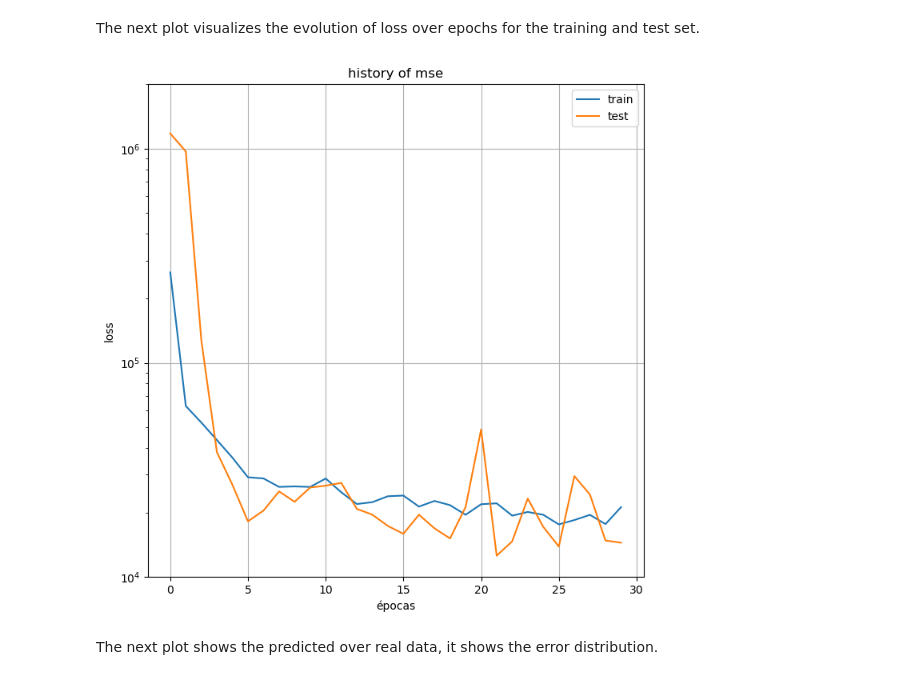
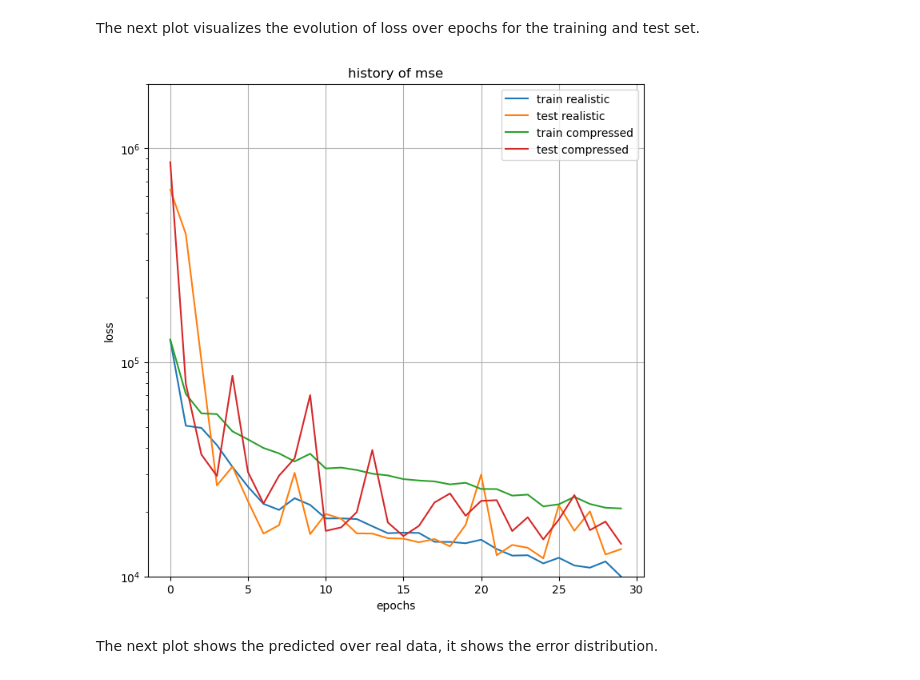
Before and after one commit to CIEMAT-Neutrino/AI_nuvT, a Jupyter notebook: 5_Regression_AI.ipynb, the cells around one changed output. Saved outputs shown, nothing was run; the diff lists cells and outputs as text; code cells hidden in the pictures.

Commit message:
change in 5, history of mse for realistic and compressed rep

```diff
--- a/5_Regression_AI.ipynb
+++ b/5_Regression_AI.ipynb
@@ -16,5 +22,8 @@ train_nuvT length: 7234, test_nuvT length: 7234
 # %%
 def create_cnn_model(x_train):
+
+    from tensorflow.keras import layers, models
+    from tensorflow.keras.callbacks import ModelCheckpoint
     """
     Creates a CNN model based on the provided architecture.
 
@@ -33,23 +42,19 @@ def create_cnn_model(x_train):
     model = layers.Conv2D(128, (3, 3), padding='same')(model)
     model = layers.LeakyReLU(alpha=0.1)(model)
     model = layers.MaxPooling2D((2, 2), padding='same')(model)
-    model = layers.Dropout(0.1)(model)
 
     # Second convolutional block
     model = layers.Conv2D(256, (3, 3), padding='same')(model)
     model = layers.LeakyReLU(alpha=0.1)(model)
     model = layers.MaxPooling2D((2, 2), padding='same')(model)
-    model = layers.Dropout(0.1)(model)
 
     # Third convolutional block
     model = layers.Conv2D(512, (3, 3), padding='same')(model)
     model = layers.LeakyReLU(alpha=0.1)(model)
     model = layers.MaxPooling2D((2, 2), padding='same')(model)
-    model = layers.Dropout(0.1)(model)
 
     # Flatten the output and pass through dense layers
     model = layers.Flatten()(model)
-    model = layers.Dense(2048, activation='relu')(model)
     model = layers.Dropout(0.2)(model)
     model = layers.Dense(512, activation='relu')(model)
     model = layers.Dense(128, activation='relu')(model)
@@ -107,0 +72,6 @@ Epoch 30/30
+# %%
+model_realistic_visvuv = create_cnn_model(x_train_realistic_visvuv)
+model_compressed_visvuv = create_cnn_model(x_train_compressed_visvuv)
+#model_realistic_visvuv.summary()
+# %%
+nuvT_pred_realistic_visvuv, history_t_realistic_visvuv = train_and_predict(model_realistic_visvuv, x_train_realistic_visvuv, train_nuvT_realistic_visvuv, x_test_realistic_visvuv, test_nuvT_realistic_visvuv, epochs=30, batch_size=32)
@@ -107,0 +98,2 @@ Epoch 30/30
+# %%
+nuvT_pred_compressed_visvuv, history_t_compressed_visvuv = train_and_predict(model_compressed_visvuv, x_train_compressed_visvuv, train_nuvT_compressed_visvuv, x_test_compressed_visvuv, test_nuvT_compressed_visvuv, epochs=30, batch_size=32)
@@ -118,19 +128,21 @@ RECM_nuvT: 117.7696
 The next plot visualizes the evolution of loss over epochs for the training and test set.
 # %%
 plt.figure(1, figsize=(8,8))
-plt.plot(history_t_realistic.history['mse'])
-plt.plot(history_t_realistic.history['val_mse'])
+plt.plot(history_t_realistic_visvuv.history['mse'])
+plt.plot(history_t_realistic_visvuv.history['val_mse'])
+plt.plot(history_t_compressed_visvuv.history['mse'])
+plt.plot(history_t_compressed_visvuv.history['val_mse'])
 
 plt.yscale("log")
 plt.title('history of mse')
 plt.ylabel('loss')
 plt.xlabel('epochs')
 plt.grid()
-plt.legend(['train', 'test'], loc='upper right')
+plt.legend(['train realistic', 'test realistic', 'train compressed', 'test compressed'], loc='upper right')
 plt.ylim(10**4,2*10**6)
 plt.show()
 # %% [output]
-[figure, old version]
+[figure, new version]
 # %% [markdown]
 The next plot shows the predicted over real data, it shows the error distribution.
 # %%
```
Also changed, not shown: parts of 7 cells of this notebook, 1 other file.
